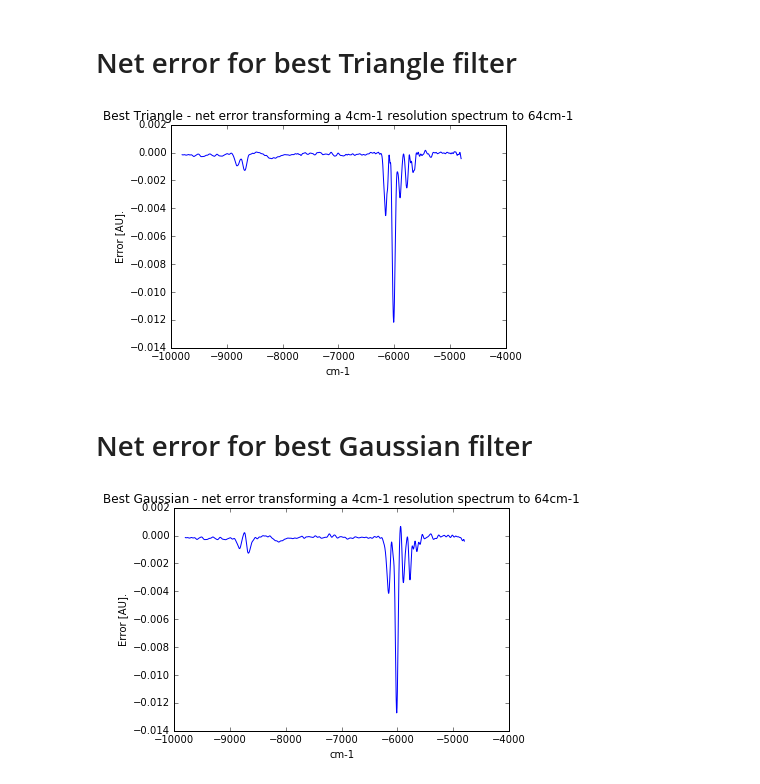
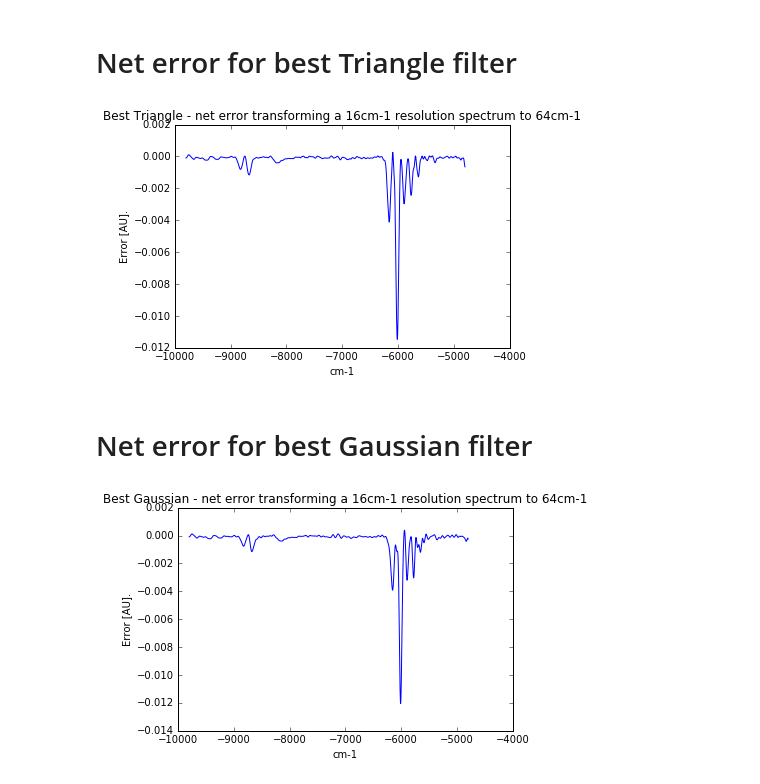
Before and after one commit to bmrg/convolute, a Jupyter notebook: Convolute.ipynb, the cells around one changed output. Saved outputs shown, nothing was run; the diff lists cells and outputs as text; code cells hidden in the pictures.

```diff
--- a/Convolute.ipynb
+++ b/Convolute.ipynb
@@ -115,0 +116,9 @@ plt.show()
+# %%
+def makeFirFilter(resolution,width):
+    ticks = 128
+    result = signal.firwin(ticks,1/width)
+    result = np.divide(result,np.sum(result))
+    return result
+
+plt.plot(makeFirFilter(2,64))
+plt.show()
@@ -215,22 +266,22 @@ plt.show()
 # %% [markdown]
 # Net error for best Triangle filter
 # %%
-errBestTriangle = np.subtract(spectrum_res_64,np.convolve(spectrum_res_4,makeTriangleFilter(2,test_range[bestTriangleIdx]),'same'))
+errBestTriangle = np.subtract(spectrum_res_64,np.convolve(spectrum_res_16,makeTriangleFilter(2,test_range[bestTriangleIdx]),'same'))
 plt.plot(wn[400:-400],errBestTriangle[400:-400])
-plt.title('Best Triangle - net error transforming a 4cm-1 resolution spectrum to 64cm-1')
+plt.title('Best Triangle - net error transforming a 16cm-1 resolution spectrum to 64cm-1')
 plt.ylabel('Error [AU].')
 plt.xlabel("cm-1")
 plt.show()
 # %% [output]
-[figure, old version]
+[figure, new version]
 # %% [markdown]
 # Net error for best Gaussian filter
 # %%
-errBestGaussian = np.subtract(spectrum_res_64,np.convolve(spectrum_res_4,makeGaussianFilter(2,test_range[bestGaussianIdx]),'same'))
+errBestGaussian = np.subtract(spectrum_res_64,np.convolve(spectrum_res_16,makeGaussianFilter(2,test_range[bestGaussianIdx]),'same'))
 plt.plot(wn[400:-400],errBestGaussian[400:-400])
-plt.title('Best Gaussian - net error transforming a 4cm-1 resolution spectrum to 64cm-1')
+plt.title('Best Gaussian - net error transforming a 16cm-1 resolution spectrum to 64cm-1')
 plt.ylabel('Error [AU].')
 plt.xlabel("cm-1")
 plt.show()
 # %% [output]
-[figure, old version]
+[figure, new version]
```
Also changed, not shown: parts of 9 cells of this notebook, 1 other file.
